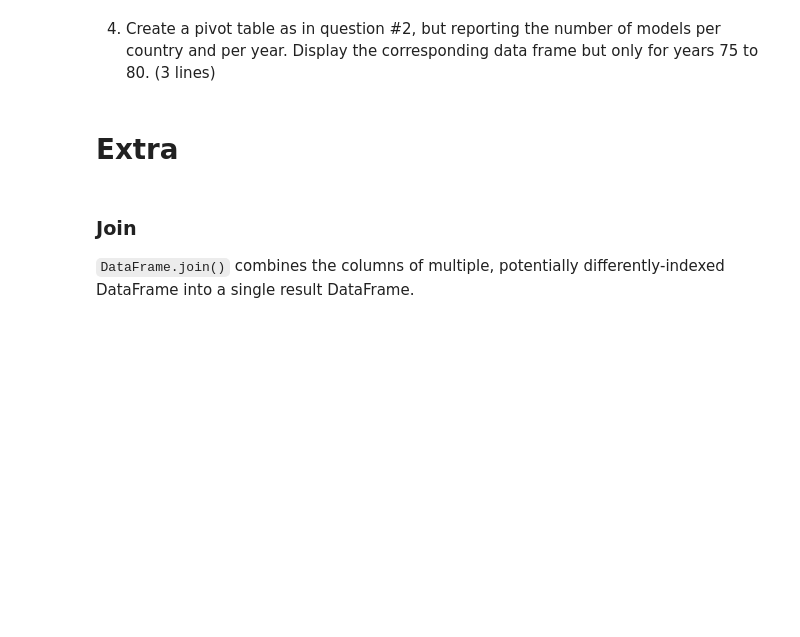
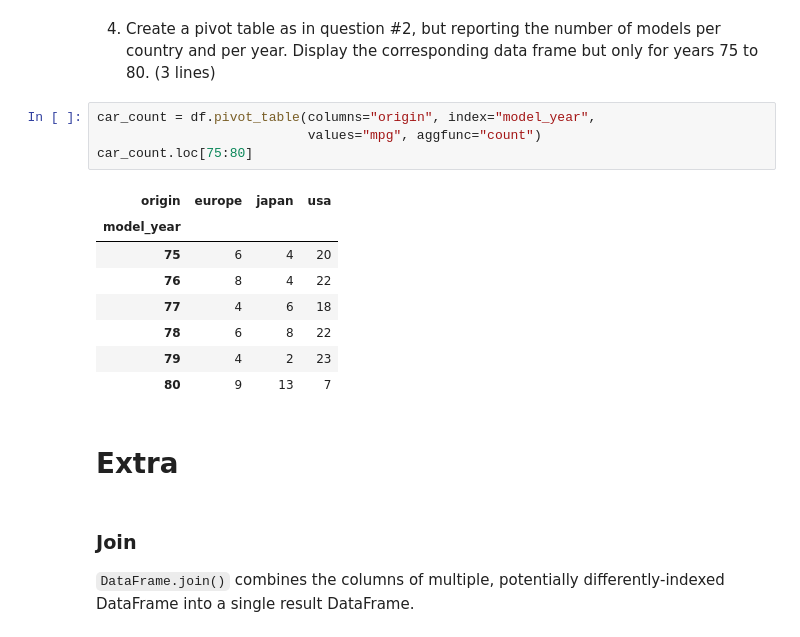
Before and after one commit to lovodetola/scinbre-python-2025, a Jupyter notebook: Day4_pandas/day4_without_answers.ipynb, the cells around one changed output. Saved outputs shown, nothing was run; the diff lists cells and outputs as text; blank space fills up the shorter version.

```diff
--- a/Day4_pandas/day4_without_answers.ipynb
+++ b/Day4_pandas/day4_without_answers.ipynb
@@ -791,5 +775,18 @@ df
 # %% [markdown]
 4. Create a pivot table as in question #2, but reporting the number of models per country and per year. Display the corresponding data frame but only for years 75 to 80. (3 lines)
+# %%
+car_count = df.pivot_table(columns="origin", index="model_year",
+                           values="mpg", aggfunc="count")
+car_count.loc[75:80]
+# %% [output]
+| origin | europe | japan | usa |
+| model_year |  |  |  |
+| 75 | 6 | 4 | 20 |
+| 76 | 8 | 4 | 22 |
+| 77 | 4 | 6 | 18 |
+| 78 | 6 | 8 | 22 |
+| 79 | 4 | 2 | 23 |
+| 80 | 9 | 13 | 7 |
 # %% [markdown]
 # Extra
 # %% [markdown]
```
Also changed, not shown: parts of 59 cells of this notebook.
